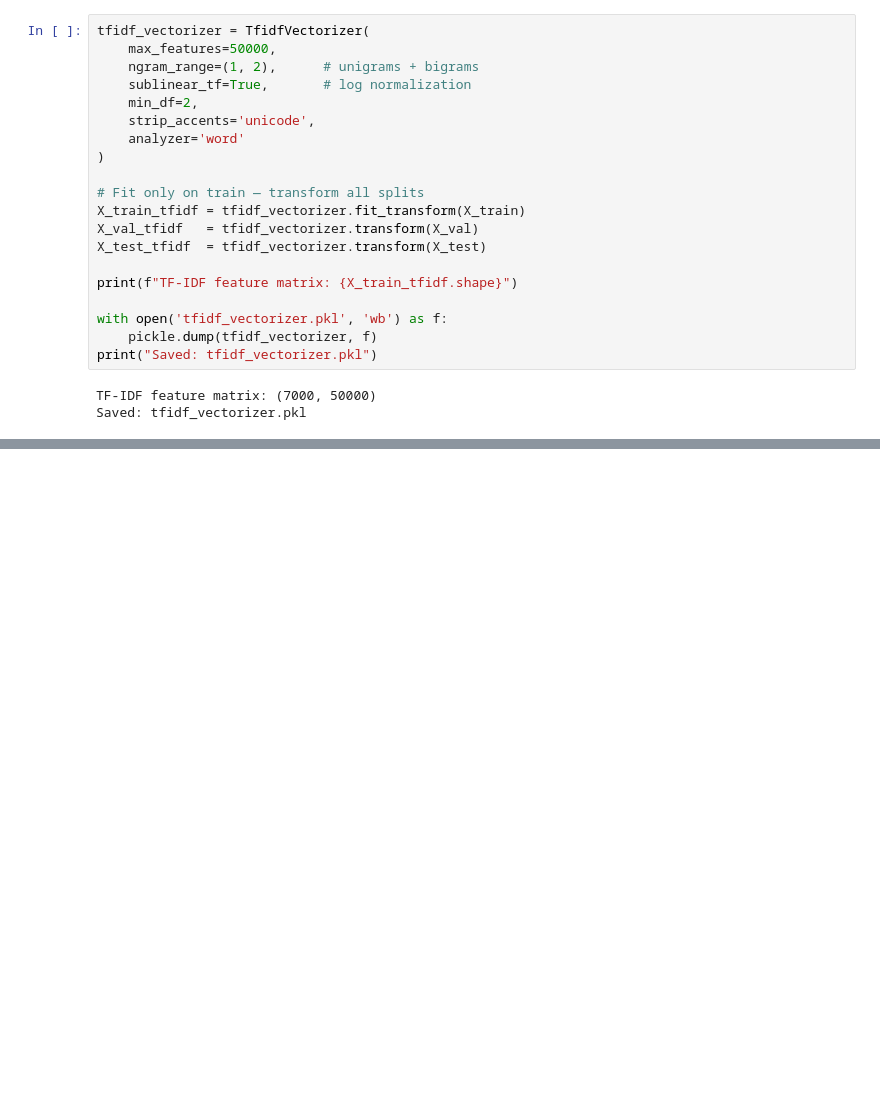
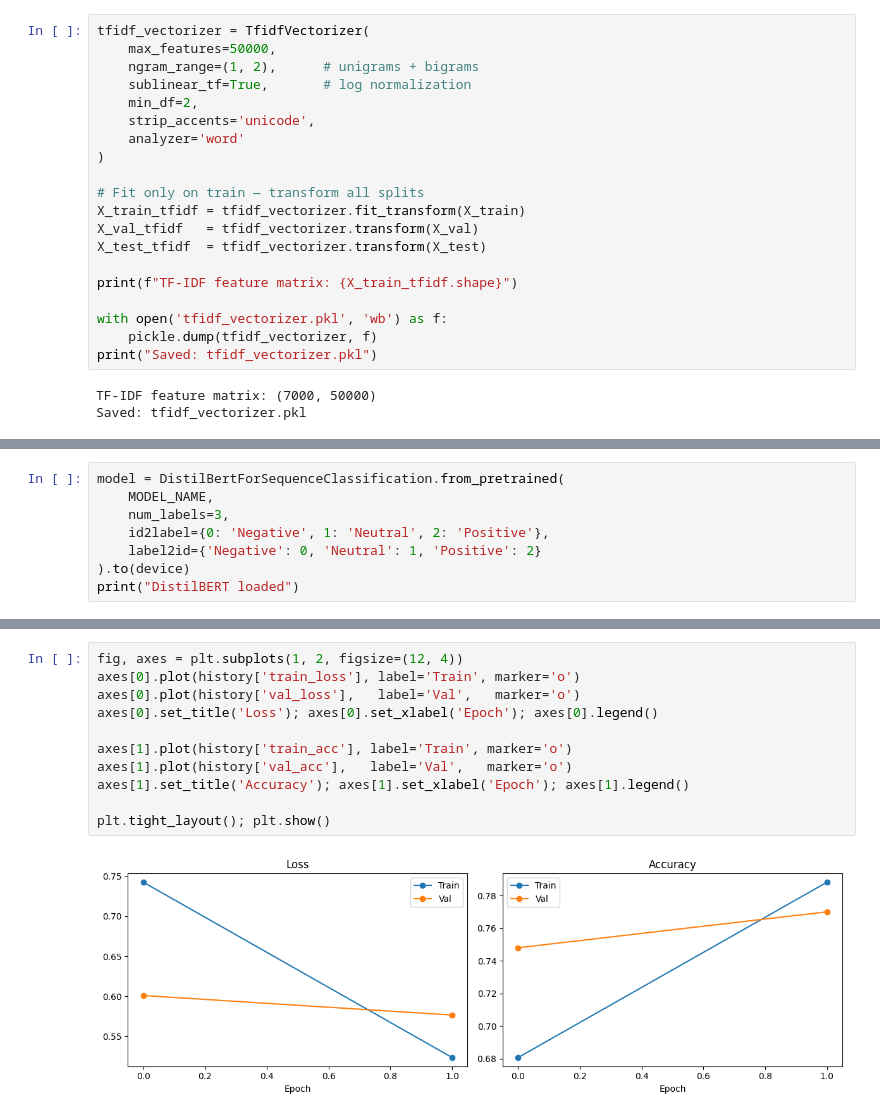
Before and after one commit to lubabasadiyanp/sentimental-analysis-of-product-review, a Jupyter notebook: Data Understanding & preprocessing.ipynb, the cells around one changed output, grey strips where cells are left out. Cells and saved outputs as stored; diff of their text form; blank space fills up the shorter version.

```diff
--- a/Data Understanding & preprocessing.ipynb
+++ b/Data Understanding & preprocessing.ipynb
@@ -212,0 +301,8 @@ Saved: tfidf_vectorizer.pkl
+# %%
+model = DistilBertForSequenceClassification.from_pretrained(
+    MODEL_NAME,
+    num_labels=3,
+    id2label={0: 'Negative', 1: 'Neutral', 2: 'Positive'},
+    label2id={'Negative': 0, 'Neutral': 1, 'Positive': 2}
+).to(device)
+print("DistilBERT loaded")
@@ -212,0 +417,13 @@ Saved: tfidf_vectorizer.pkl
+# %%
+fig, axes = plt.subplots(1, 2, figsize=(12, 4))
+axes[0].plot(history['train_loss'], label='Train', marker='o')
+axes[0].plot(history['val_loss'],   label='Val',   marker='o')
+axes[0].set_title('Loss'); axes[0].set_xlabel('Epoch'); axes[0].legend()
+
+axes[1].plot(history['train_acc'], label='Train', marker='o')
+axes[1].plot(history['val_acc'],   label='Val',   marker='o')
+axes[1].set_title('Accuracy'); axes[1].set_xlabel('Epoch'); axes[1].legend()
+
+plt.tight_layout(); plt.show()
+# %% [output]
+[figure, added]
```
Also changed, not shown: parts of 10 cells of this notebook.
